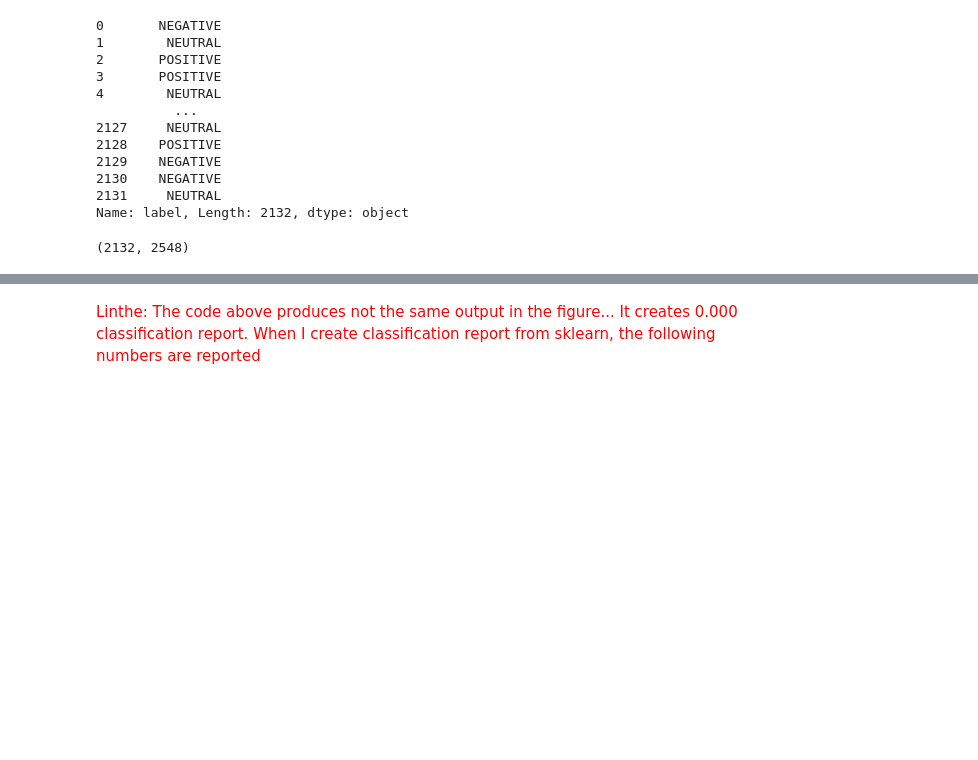
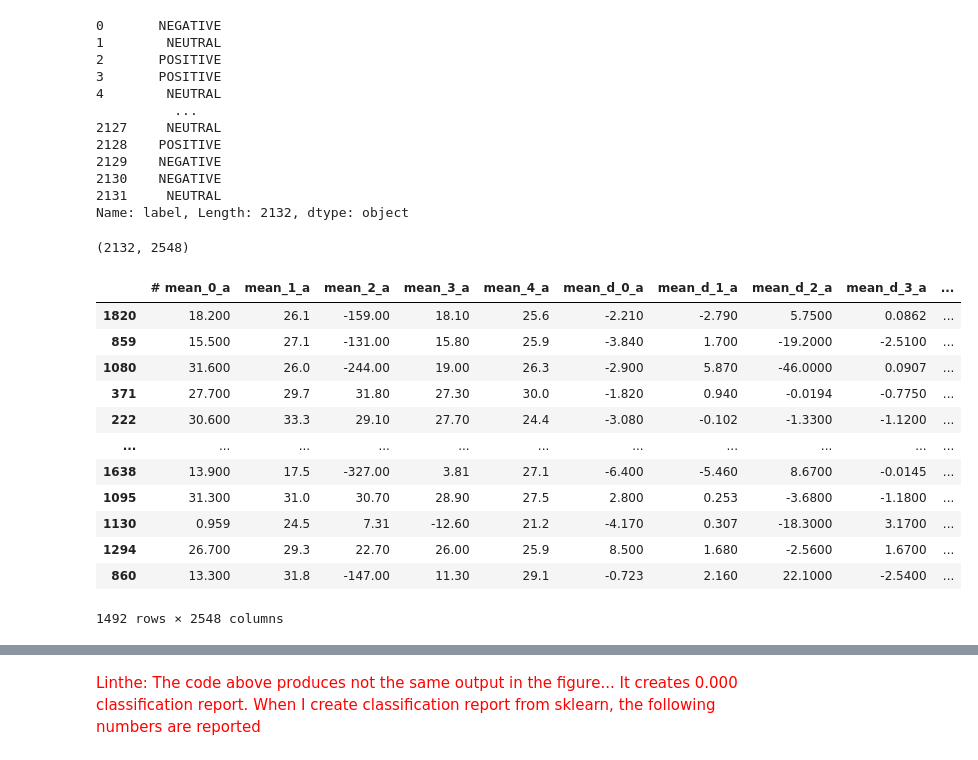
Before and after one commit to Linthevanrooij/FAIP, a Jupyter notebook: Final_project/EEG-Emotion-Classification-Machine-Learning-Models/Workfile EEG Emotion Classification Machine Learning Models.ipynb, the cells around one changed output, grey strips where cells are left out. Cells and saved outputs as stored; diff of their text form; code cells hidden in the pictures; blank space fills up the shorter version.

```diff
--- a/Final_project/EEG-Emotion-Classification-Machine-Learning-Models/Workfile EEG Emotion Classification Machine Learning Models.ipynb
+++ b/Final_project/EEG-Emotion-Classification-Machine-Learning-Models/Workfile EEG Emotion Classification Machine Learning Models.ipynb
@@ -167,6 +168,22 @@ X.shape
 from sklearn.model_selection import train_test_split
 
 X_train, X_test, y_train, y_test = train_test_split(X, y, test_size=0.30, random_state=42)
+# %%
+X_train
+# %% [output]
+|  | # mean_0_a | mean_1_a | mean_2_a | mean_3_a | mean_4_a | mean_d_0_a | mean_d_1_a | mean_d_2_a | mean_d_3_a | ... |
+| 1820 | 18.200 | 26.1 | -159.00 | 18.10 | 25.6 | -2.210 | -2.790 | 5.7500 | 0.0862 | ... |
+| 859 | 15.500 | 27.1 | -131.00 | 15.80 | 25.9 | -3.840 | 1.700 | -19.2000 | -2.5100 | ... |
+| 1080 | 31.600 | 26.0 | -244.00 | 19.00 | 26.3 | -2.900 | 5.870 | -46.0000 | 0.0907 | ... |
+| 371 | 27.700 | 29.7 | 31.80 | 27.30 | 30.0 | -1.820 | 0.940 | -0.0194 | -0.7750 | ... |
+| 222 | 30.600 | 33.3 | 29.10 | 27.70 | 24.4 | -3.080 | -0.102 | -1.3300 | -1.1200 | ... |
+| ... | ... | ... | ... | ... | ... | ... | ... | ... | ... | ... |
+| 1638 | 13.900 | 17.5 | -327.00 | 3.81 | 27.1 | -6.400 | -5.460 | 8.6700 | -0.0145 | ... |
+| 1095 | 31.300 | 31.0 | 30.70 | 28.90 | 27.5 | 2.800 | 0.253 | -3.6800 | -1.1800 | ... |
+| 1130 | 0.959 | 24.5 | 7.31 | -12.60 | 21.2 | -4.170 | 0.307 | -18.3000 | 3.1700 | ... |
+| 1294 | 26.700 | 29.3 | 22.70 | 26.00 | 25.9 | 8.500 | 1.680 | -2.5600 | 1.6700 | ... |
+| 860 | 13.300 | 31.8 | -147.00 | 11.30 | 29.1 | -0.723 | 2.160 | 22.1000 | -2.5400 | ... |
+1492 rows × 2548 columns
 # %%
 from yellowbrick.classifier import ClassificationReport
 from sklearn.linear_model import LogisticRegression
```
Also changed, not shown: parts of 18 cells of this notebook, 8 other files.
